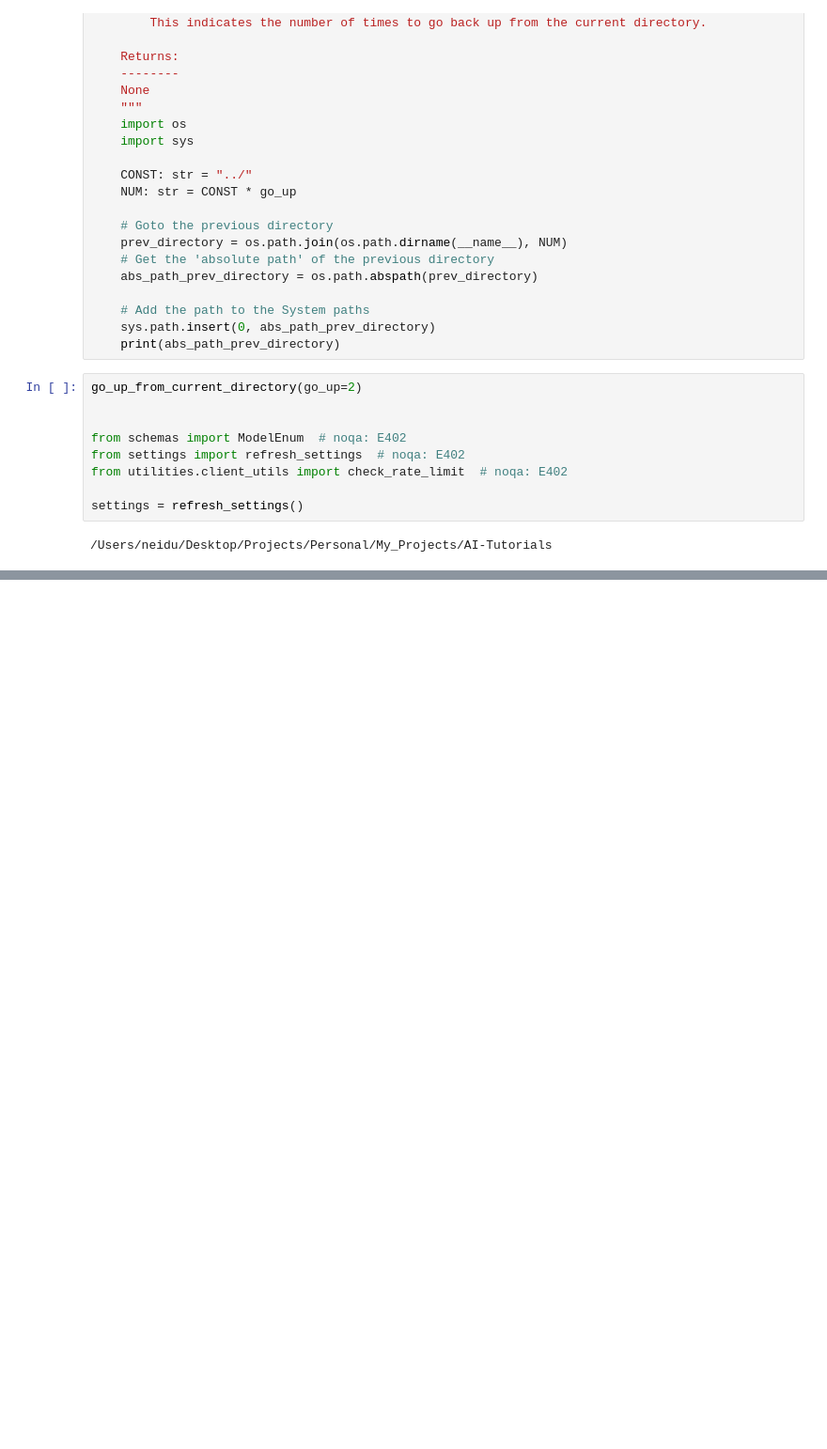
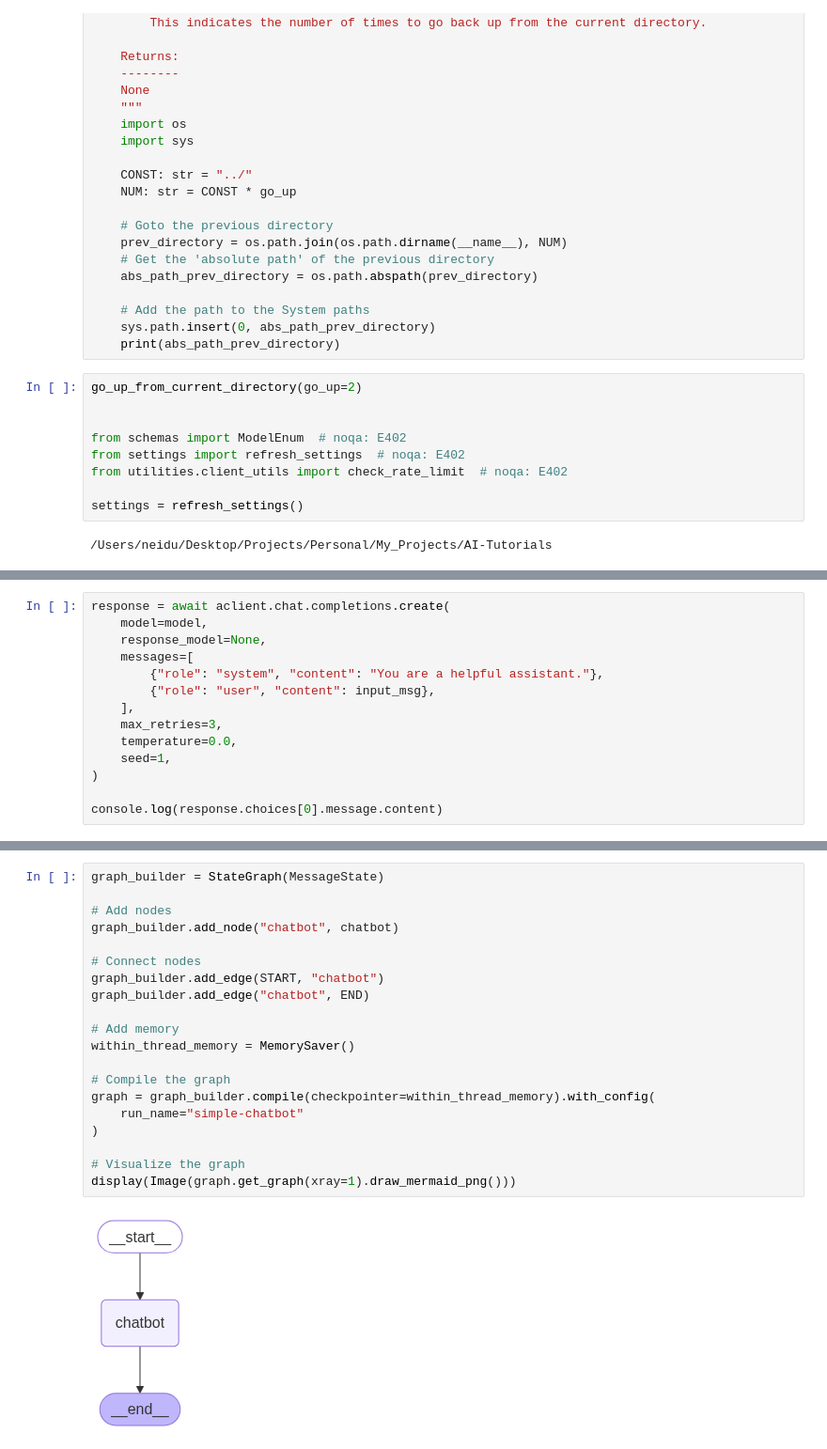
Before and after one commit to chineidu/AI-Tutorials, a Jupyter notebook: notebooks/Langgraph/00-lab.ipynb, the cells around one changed output, grey strips where cells are left out. Shown at 94% size. Saved outputs shown, nothing was run; the diff lists cells and outputs as text; blank space fills up the shorter version.

```diff
--- a/notebooks/Langgraph/00-lab.ipynb
+++ b/notebooks/Langgraph/00-lab.ipynb
@@ -1076,0 +178,14 @@ I apologize for the oversight. Your name is Chinedu. How can I assist you today?
+# %%
+response = await aclient.chat.completions.create(
+    model=model,
+    response_model=None,
+    messages=[
+        {"role": "system", "content": "You are a helpful assistant."},
+        {"role": "user", "content": input_msg},
+    ],
+    max_retries=3,
+    temperature=0.0,
+    seed=1,
+)
+
+console.log(response.choices[0].message.content)
@@ -1076,0 +238,22 @@ I apologize for the oversight. Your name is Chinedu. How can I assist you today?
+# %%
+graph_builder = StateGraph(MessageState)
+
+# Add nodes
+graph_builder.add_node("chatbot", chatbot)
+
+# Connect nodes
+graph_builder.add_edge(START, "chatbot")
+graph_builder.add_edge("chatbot", END)
+
+# Add memory
+within_thread_memory = MemorySaver()
+
+# Compile the graph
+graph = graph_builder.compile(checkpointer=within_thread_memory).with_config(
+    run_name="simple-chatbot"
+)
+
+# Visualize the graph
+display(Image(graph.get_graph(xray=1).draw_mermaid_png()))
+# %% [output]
+[figure, added]
```
Also changed, not shown: parts of 73 cells of this notebook, 3 other files.
